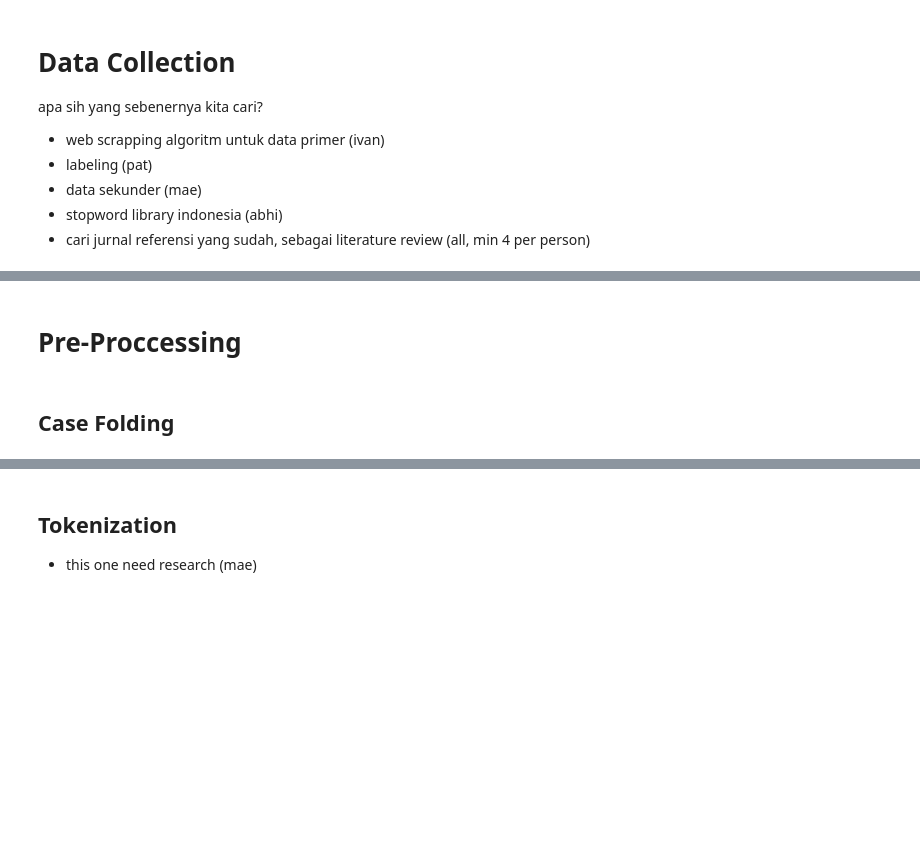
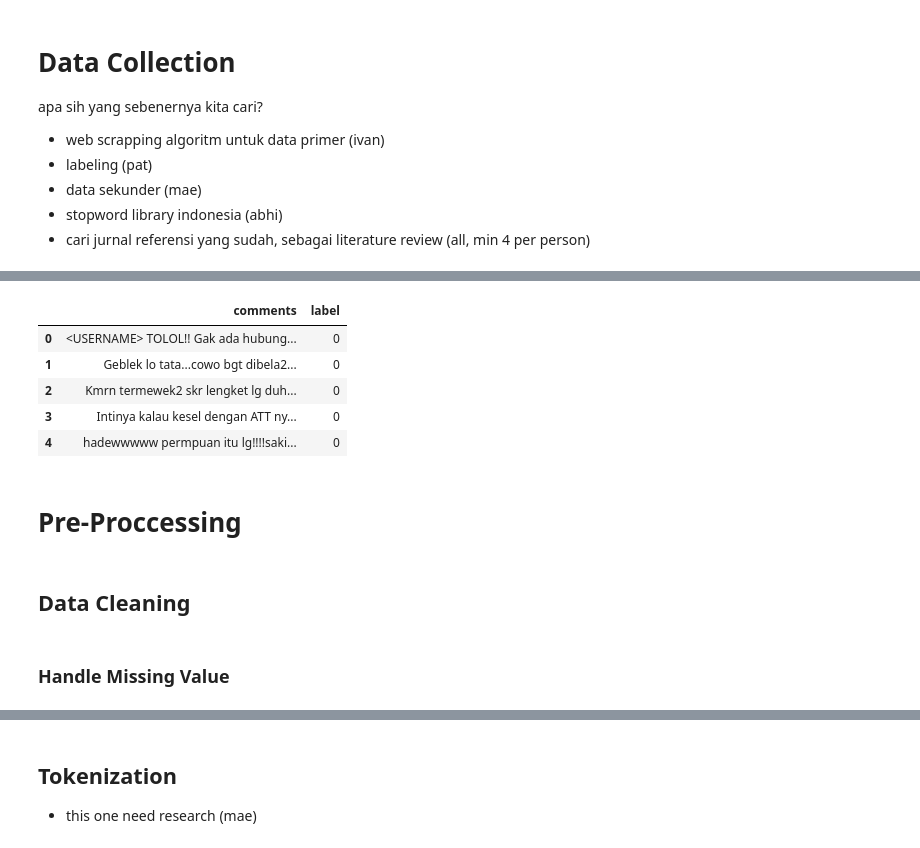
Before and after one commit to AureliusIvan/Sentiment-Analysis-of-Indonesia-Presidential-Election-2024-based-on-Instagram-Comments, a Jupyter notebook: NB.ipynb, the cells around one changed output, grey strips where cells are left out. Cells and saved outputs as stored; diff of their text form; code cells hidden in the pictures; blank space fills up the shorter version.

```diff
--- a/NB.ipynb
+++ b/NB.ipynb
@@ -49,4 +125,15 @@ anies_after = pd.read_csv('./Dataset/Anies/anies_after.csv')
+# %%
+display(secondary_dataset.head())
+# %% [output]
+|  | comments | label |
+| 0 | <USERNAME> TOLOL!! Gak ada hubung... | 0 |
+| 1 | Geblek lo tata...cowo bgt dibela2... | 0 |
+| 2 | Kmrn termewek2 skr lengket lg duh... | 0 |
+| 3 | Intinya kalau kesel dengan ATT ny... | 0 |
+| 4 | hadewwwww permpuan itu lg!!!!saki... | 0 |
 # %% [markdown]
 # Pre-Proccessing
-# %% [markdown]
-## Case Folding
+# %% [markdown]
+## Data Cleaning
+# %% [markdown]
+### Handle Missing Value
```
Also changed, not shown: parts of 39 cells of this notebook, 14 other files.
